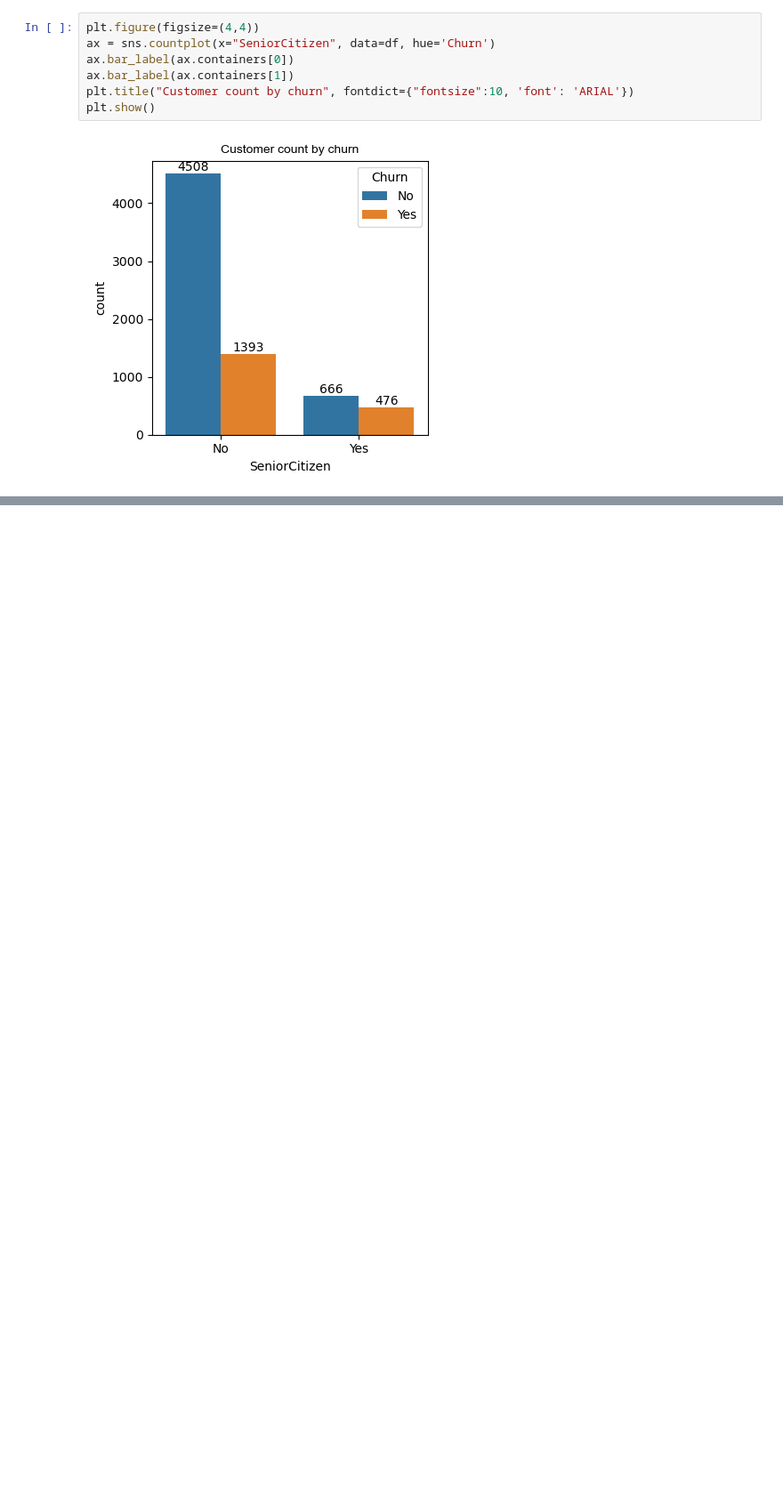
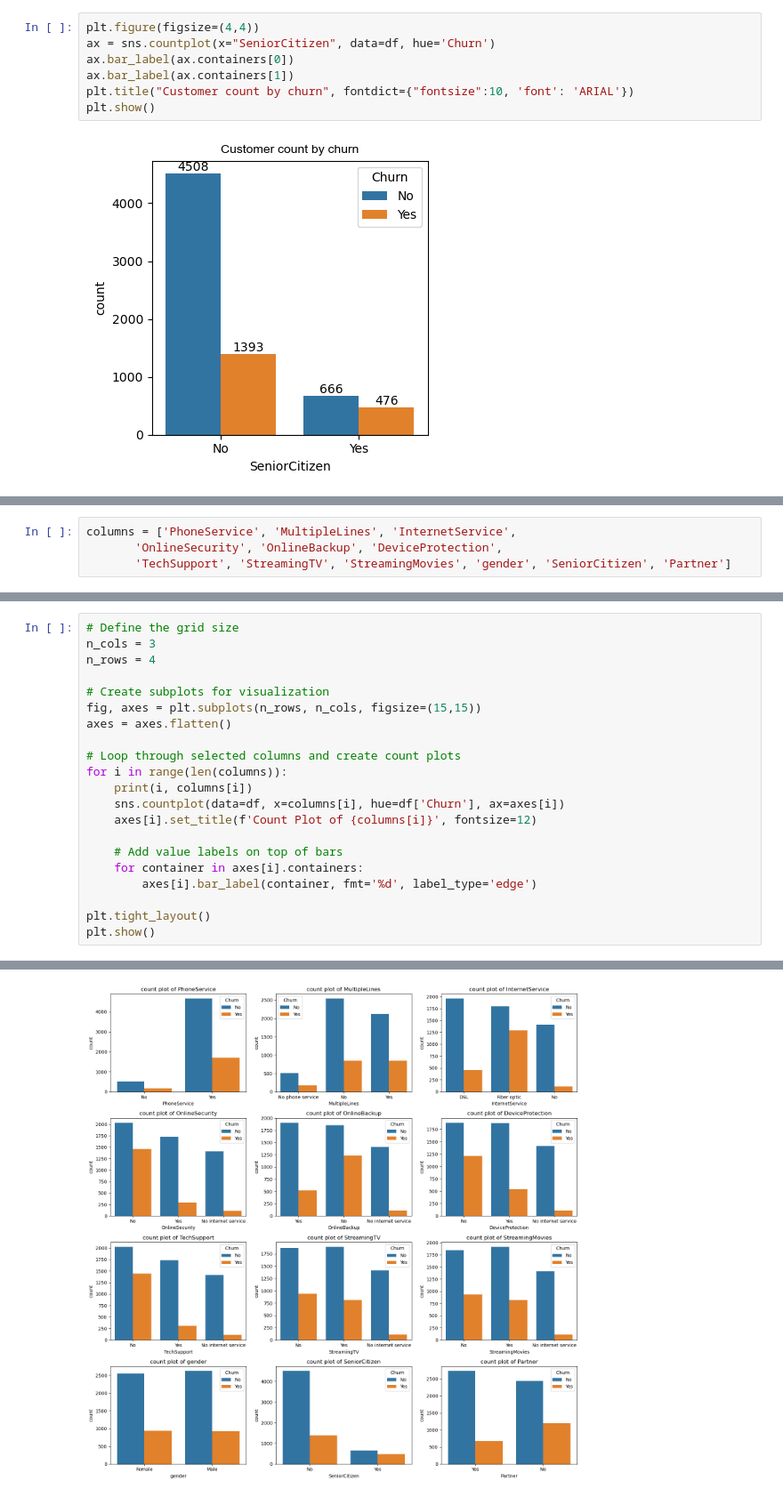
Before and after one commit to karunesh23/Customer_Churn, a Jupyter notebook: 01.ipynb, the cells around one changed output, grey strips where cells are left out. Shown at 89% size. Cells and saved outputs as stored; diff of their text form; blank space fills up the shorter version.

```diff
--- a/01.ipynb
+++ b/01.ipynb
@@ -288,0 +291,4 @@ plt.show()
+# %%
+columns = ['PhoneService', 'MultipleLines', 'InternetService',
+       'OnlineSecurity', 'OnlineBackup', 'DeviceProtection',
+       'TechSupport', 'StreamingTV', 'StreamingMovies', 'gender', 'SeniorCitizen', 'Partner']
@@ -288,0 +312,22 @@ plt.show()
+# %%
+# Define the grid size
+n_cols = 3
+n_rows = 4
+
+# Create subplots for visualization
+fig, axes = plt.subplots(n_rows, n_cols, figsize=(15,15))
+axes = axes.flatten()
+
+# Loop through selected columns and create count plots
+for i in range(len(columns)):
+    print(i, columns[i])
+    sns.countplot(data=df, x=columns[i], hue=df['Churn'], ax=axes[i])
+    axes[i].set_title(f'Count Plot of {columns[i]}', fontsize=12)
+
+    # Add value labels on top of bars
+    for container in axes[i].containers:
+        axes[i].bar_label(container, fmt='%d', label_type='edge')
+
+plt.tight_layout()
+plt.show()
+# %% [output]
@@ -288,0 +346 @@ plt.show()
+[figure, added]
```
Also changed, not shown: parts of 27 cells of this notebook, 2 other files.
